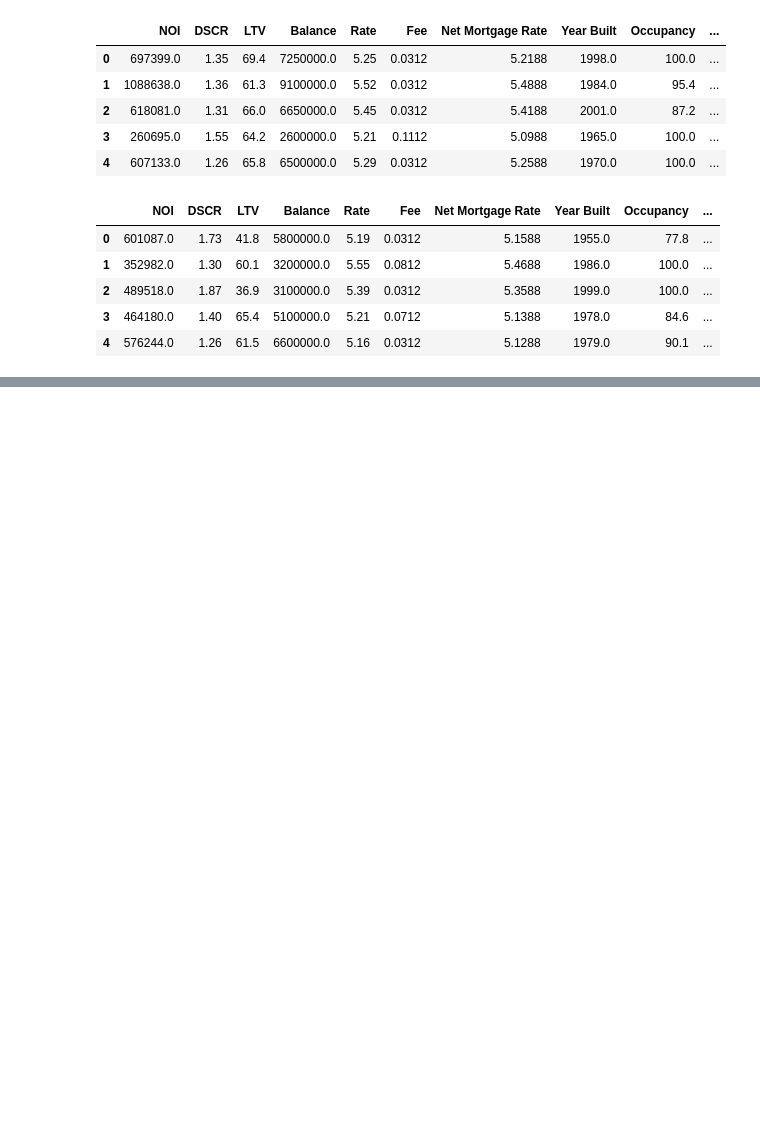
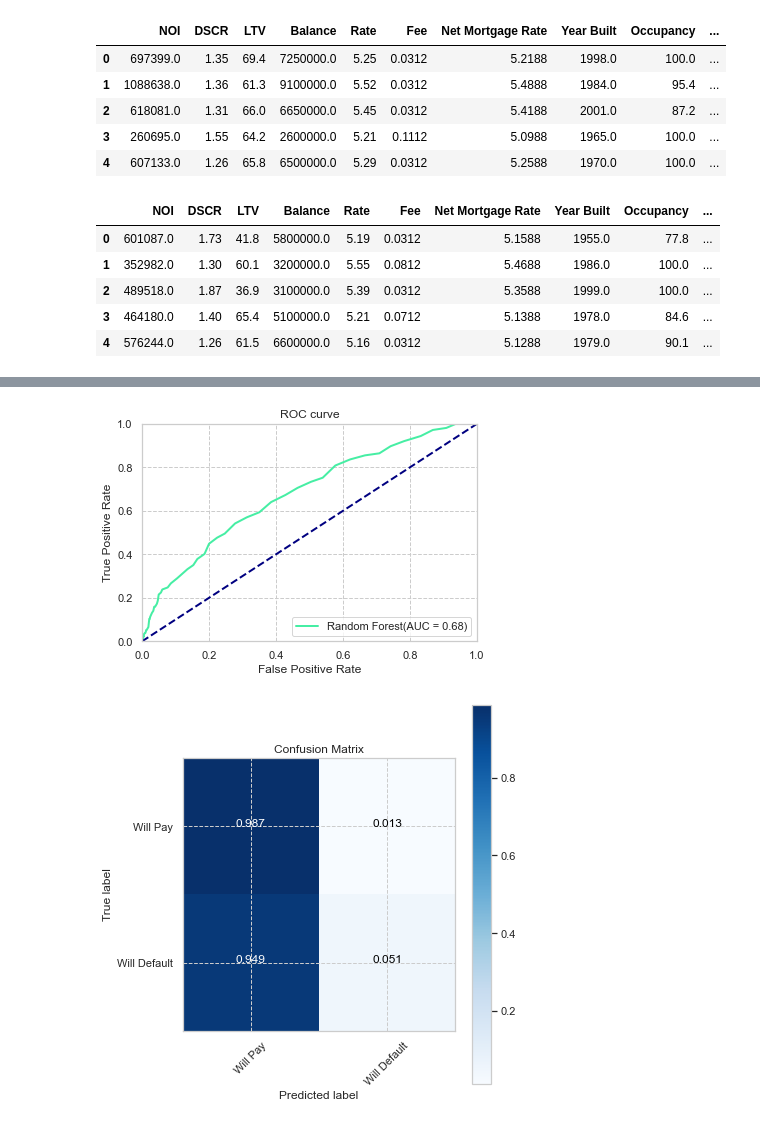
Before and after one commit to ucgmv/FINALPROJECT, a Jupyter notebook: SeiLa.ipynb, the cells around one changed output, grey strips where cells are left out. Saved outputs shown, nothing was run; the diff lists cells and outputs as text; code cells hidden in the pictures; blank space fills up the shorter version.

```diff
--- a/SeiLa.ipynb
+++ b/SeiLa.ipynb
@@ -162,0 +293,9 @@ print(x)
+# %%
+plotAUC(y_test,rfPredictproba, 'Random Forest')
+plt.show()
+plt.figure(figsize=(6,6))
+plot_confusion_matrix(rfPredict, normalize=True)
+plt.show()
+# %% [output]
+[figure, added]
+[figure, added]
```
Also changed, not shown: parts of 31 cells of this notebook.
